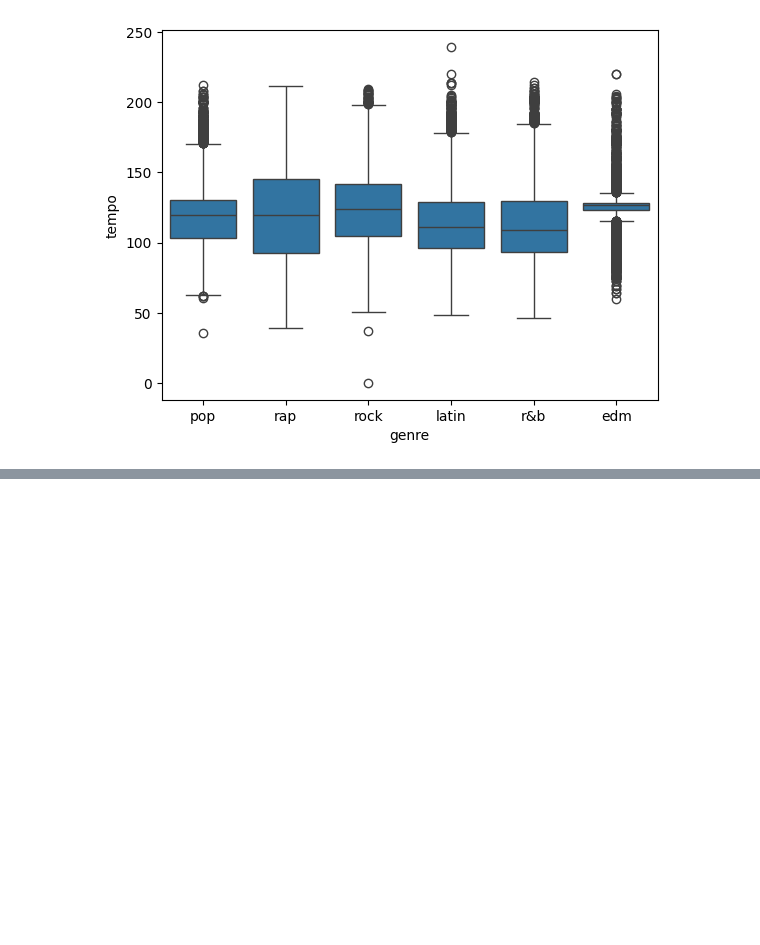
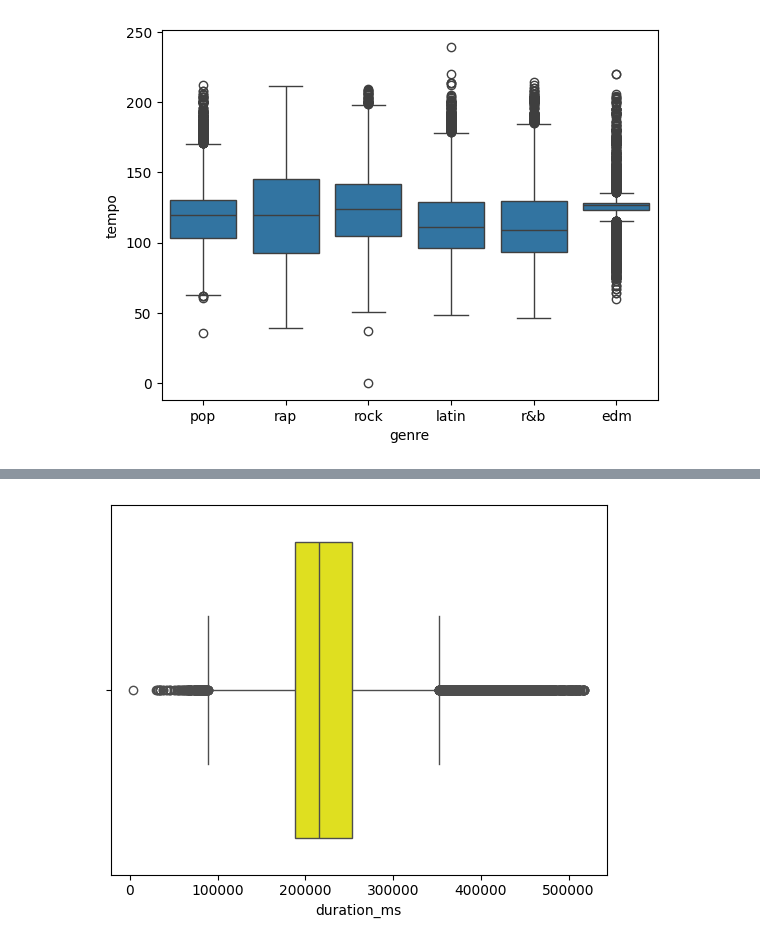
Before and after one commit to anissabln/exam-machine-learning-aal, a Jupyter notebook: exam_project_aal.ipynb, the cells around one changed output, grey strips where cells are left out. Saved outputs shown, nothing was run; the diff lists cells and outputs as text; code cells hidden in the pictures; blank space fills up the shorter version.

```diff
--- a/exam_project_aal.ipynb
+++ b/exam_project_aal.ipynb
@@ -148,0 +225,4 @@ edm_data = songs_data[songs_data.genre == "edm"]
+# %%
+sns.boxplot(x = songs_data.duration_ms, color='yellow');
+# %% [output]
+[figure, added]
```
Also changed, not shown: parts of 20 cells of this notebook.
